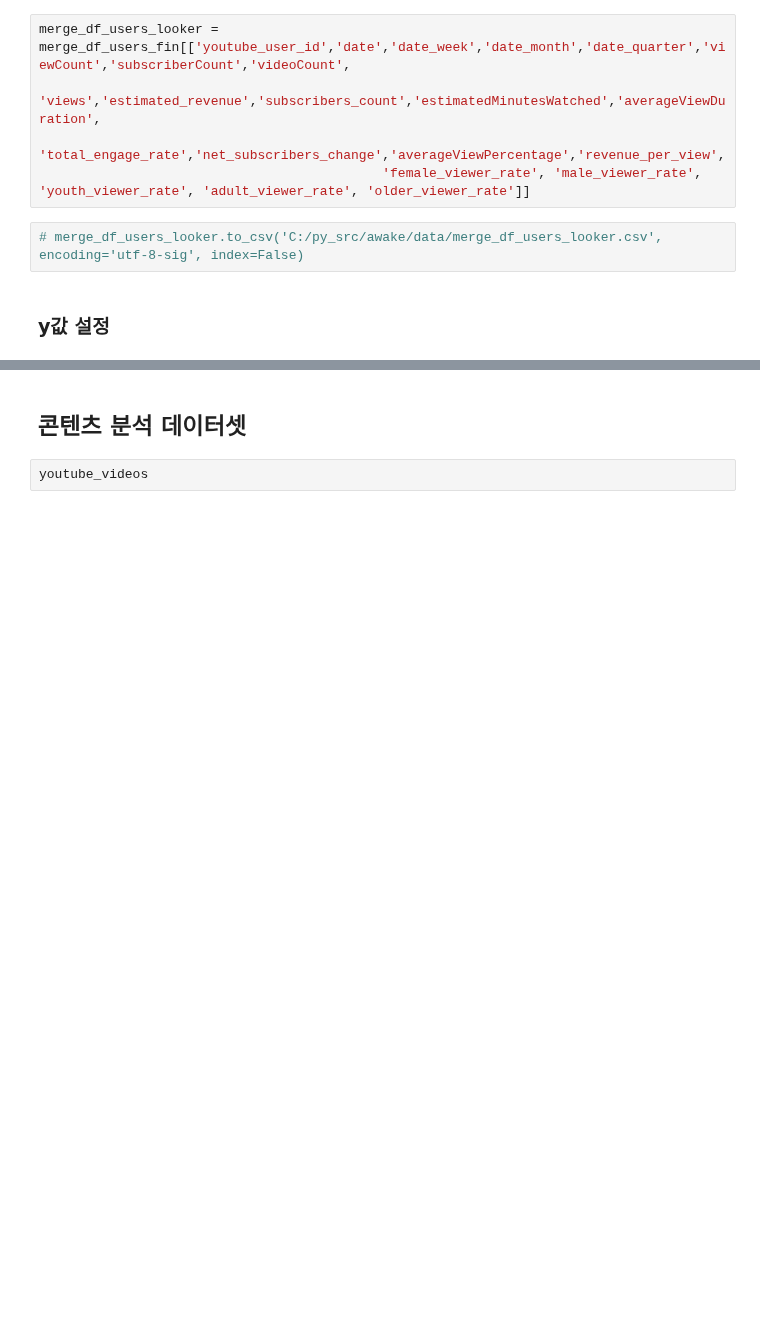
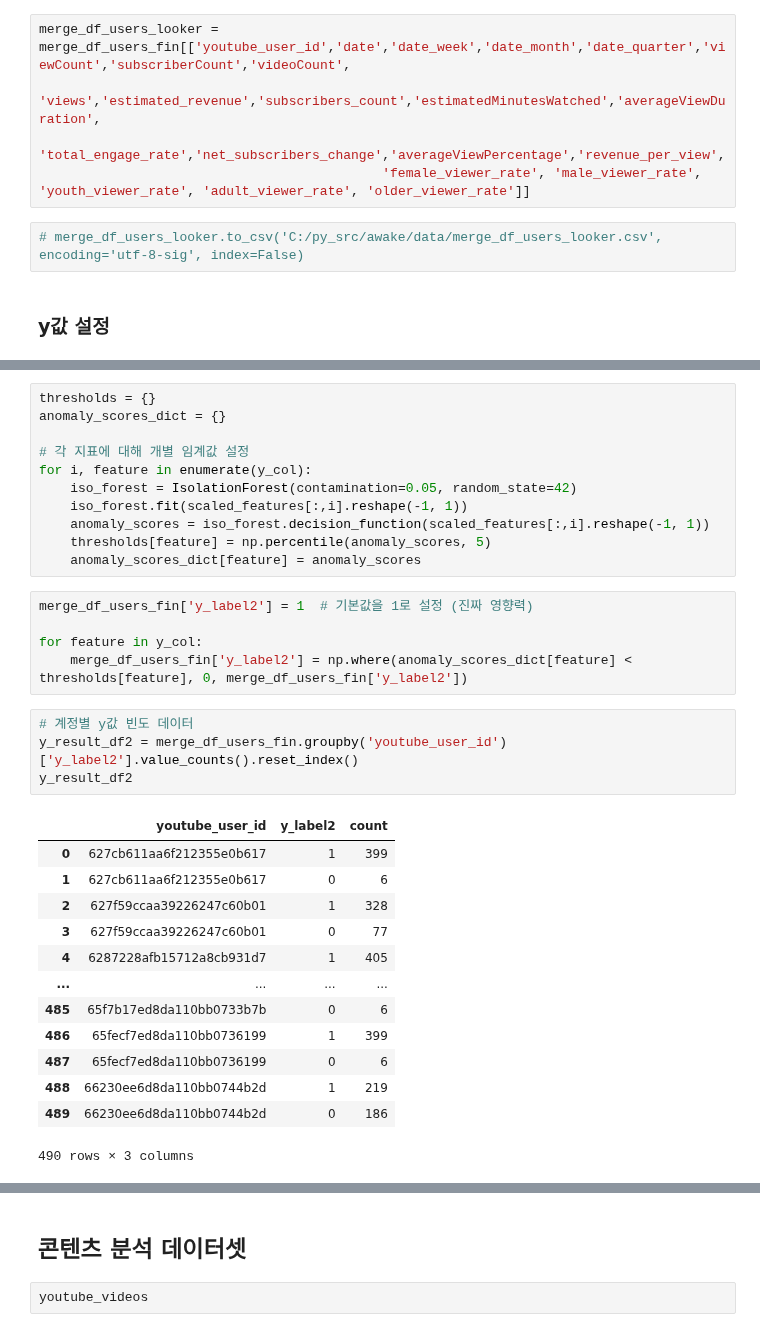
Before and after one commit to kkwann/awake, a Jupyter notebook: 3.EDA.ipynb, the cells around one changed output, grey strips where cells are left out. Drawn from its saved outputs; the diff is of its cells as text; blank space fills up the shorter version.

```diff
--- a/3.EDA.ipynb
+++ b/3.EDA.ipynb
@@ -170,0 +220,34 @@ Name: total_engage_rate, Length: 106374, dtype: float64
+# %%
+thresholds = {}
+anomaly_scores_dict = {}
+
+# 각 지표에 대해 개별 임계값 설정
+for i, feature in enumerate(y_col):
+    iso_forest = IsolationForest(contamination=0.05, random_state=42)
+    iso_forest.fit(scaled_features[:,i].reshape(-1, 1))
+    anomaly_scores = iso_forest.decision_function(scaled_features[:,i].reshape(-1, 1))
+    thresholds[feature] = np.percentile(anomaly_scores, 5)
+    anomaly_scores_dict[feature] = anomaly_scores
+# %%
+merge_df_users_fin['y_label2'] = 1  # 기본값을 1로 설정 (진짜 영향력)
+
+for feature in y_col:
+    merge_df_users_fin['y_label2'] = np.where(anomaly_scores_dict[feature] < thresholds[feature], 0, merge_df_users_fin['y_label2'])
+# %%
+# 계정별 y값 빈도 데이터
+y_result_df2 = merge_df_users_fin.groupby('youtube_user_id')['y_label2'].value_counts().reset_index()
+y_result_df2
+# %% [output]
+|  | youtube_user_id | y_label2 | count |
+| 0 | 627cb611aa6f212355e0b617 | 1 | 399 |
+| 1 | 627cb611aa6f212355e0b617 | 0 | 6 |
+| 2 | 627f59ccaa39226247c60b01 | 1 | 328 |
+| 3 | 627f59ccaa39226247c60b01 | 0 | 77 |
+| 4 | 6287228afb15712a8cb931d7 | 1 | 405 |
+| ... | ... | ... | ... |
+| 485 | 65f7b17ed8da110bb0733b7b | 0 | 6 |
+| 486 | 65fecf7ed8da110bb0736199 | 1 | 399 |
+| 487 | 65fecf7ed8da110bb0736199 | 0 | 6 |
+| 488 | 66230ee6d8da110bb0744b2d | 1 | 219 |
+| 489 | 66230ee6d8da110bb0744b2d | 0 | 186 |
+490 rows × 3 columns
```
Also changed, not shown: parts of 33 cells of this notebook, 1 other file.
